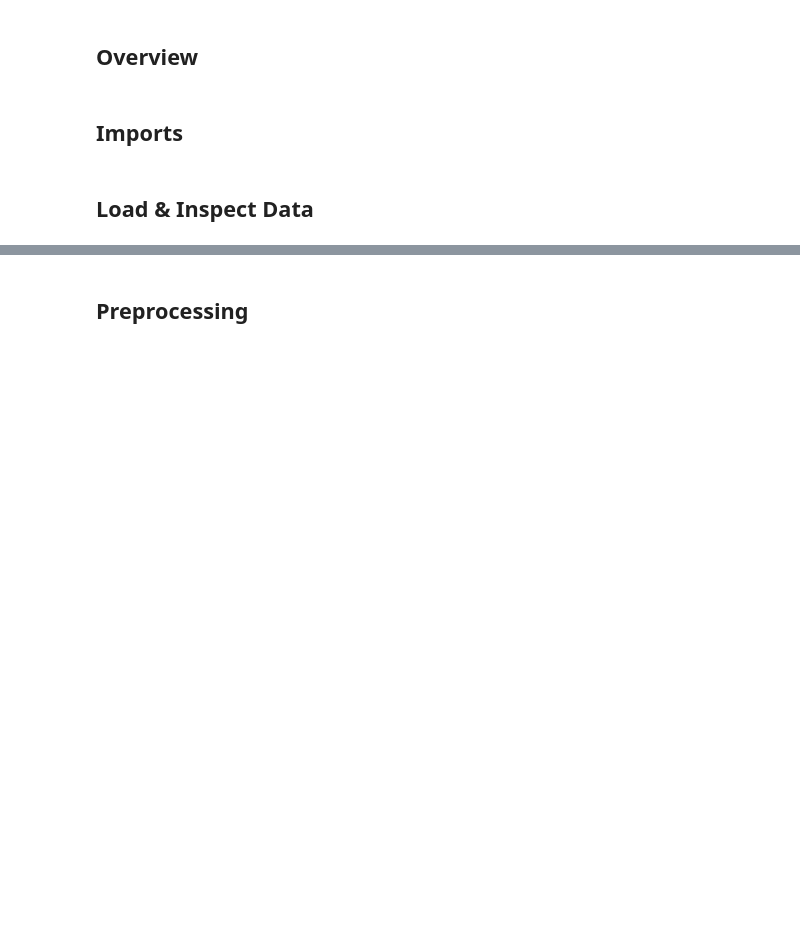
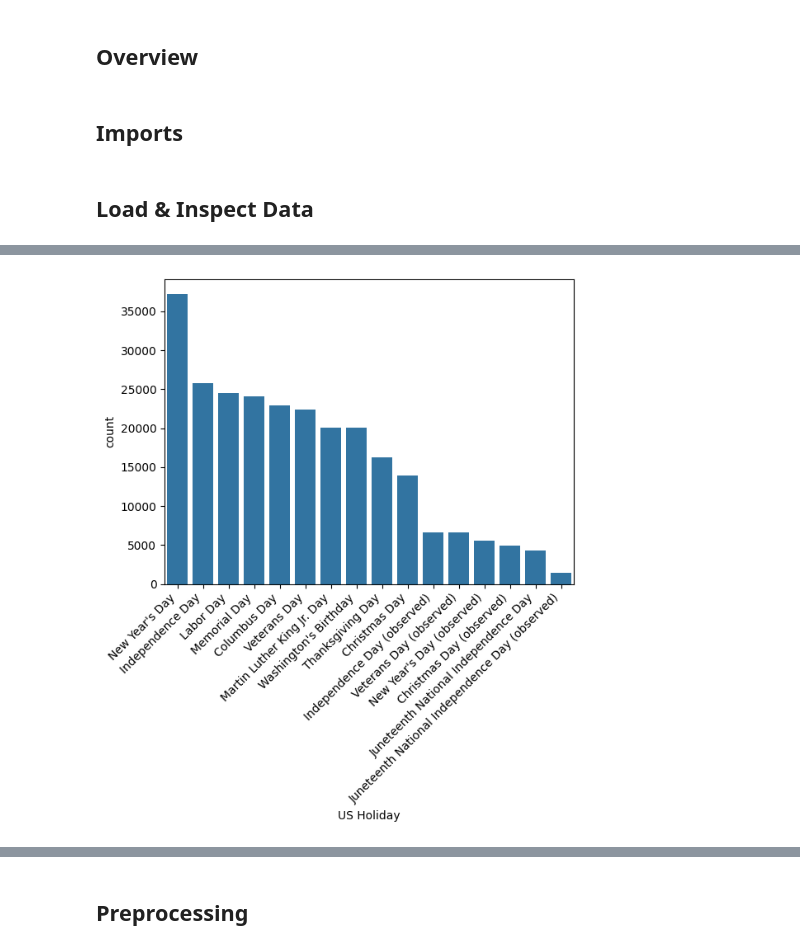
Before and after one commit to swirita/Chicago-Crime-Analysis-and-Forecasting, a Jupyter notebook: notebooks/02_crime_analysis_forecast.ipynb, the cells around one changed output, grey strips where cells are left out. Cells and saved outputs as stored; diff of their text form; code cells hidden in the pictures; blank space fills up the shorter version.

```diff
--- a/notebooks/02_crime_analysis_forecast.ipynb
+++ b/notebooks/02_crime_analysis_forecast.ipynb
@@ -16,0 +58,21 @@
+# %%
+def load_crime_file(file):
+    temp_df = pd.read_csv(
+        file,
+        low_memory=False
+    )
+
+    temp_df["Date"] = pd.to_datetime(
+        temp_df["Date"],
+        format="%m/%d/%Y %I:%M:%S %p",
+        errors="coerce"
+    )
+
+    return temp_df.dropna(subset=["Date"])
+# %%
+df = pd.concat(
+    (load_crime_file(file) for file in crime_files),
+    ignore_index=True
+)
+
+df.head()
@@ -16,0 +123,4 @@
+# %%
+## Create an instance of the US country holidays.
+us_holidays = country_holidays('US')
+us_holidays
@@ -16,0 +129,4 @@
+# %%
+## Saving holiday types as columns
+df["US Holiday"] = [us_holidays.get(day) for day in df['Date']]
+df.head(5)
@@ -16,0 +163,5 @@
+# %%
+ax= sns.countplot(data=df, x="US Holiday", order=df["US Holiday"].value_counts().index)
+ax.set_xticklabels(ax.get_xticklabels(),rotation=45, ha='right');
+# %% [output]
+[figure, added]
```
Also changed, not shown: parts of 41 cells of this notebook.
